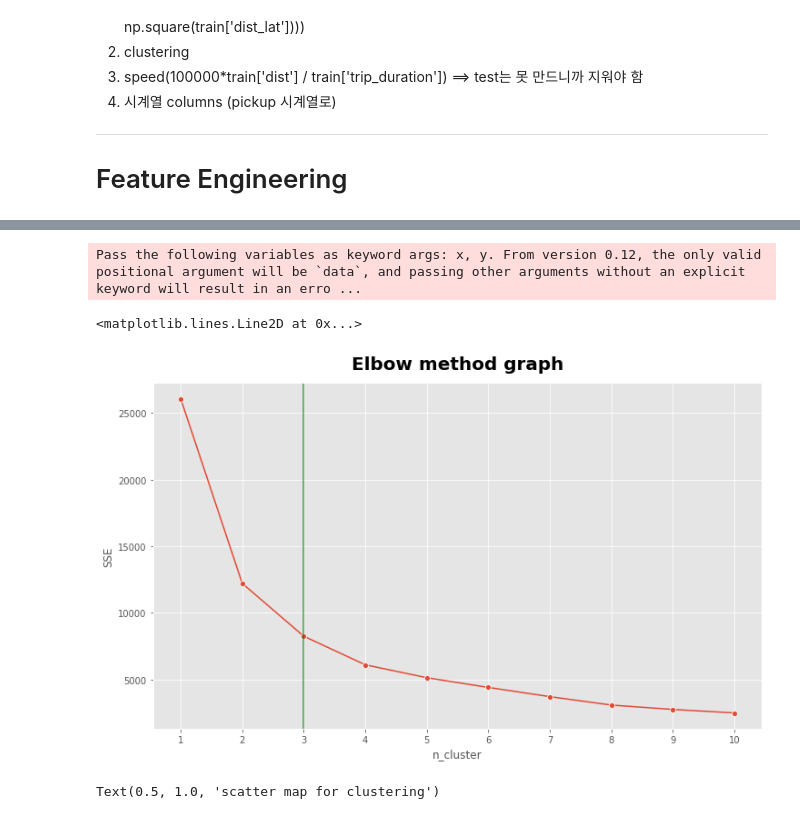
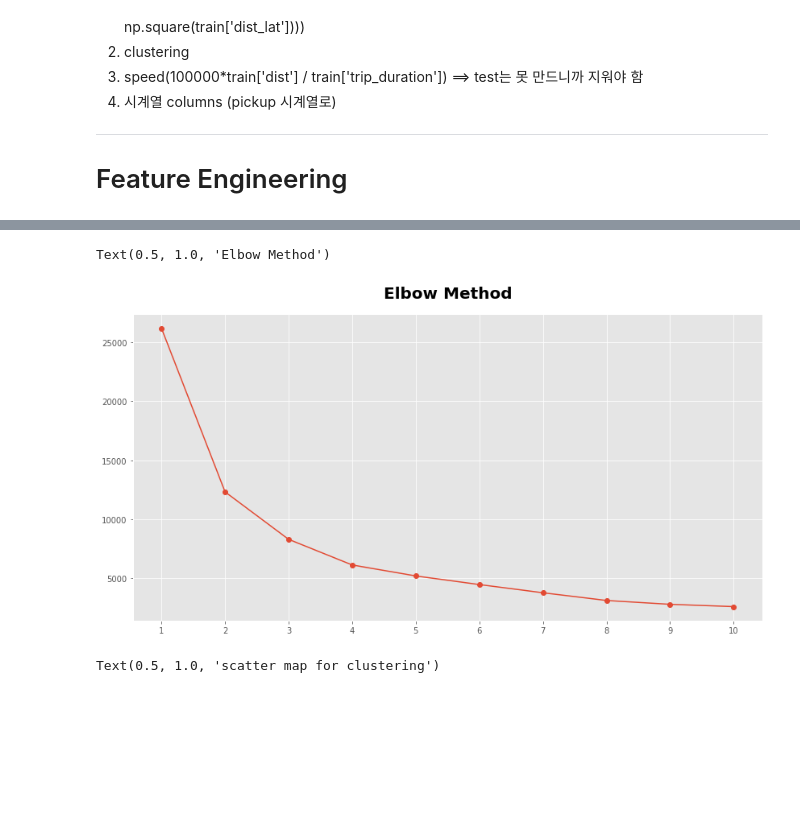
Before and after one commit to O-Kpy/Project, a Jupyter notebook: Kaggle_nyc_taxi_trip_duration_플젝.ipynb, the cells around one changed output, grey strips where cells are left out. Saved outputs shown, nothing was run; the diff lists cells and outputs as text; code cells hidden in the pictures; blank space fills up the shorter version.

```diff
--- a/Kaggle_nyc_taxi_trip_duration_플젝.ipynb
+++ b/Kaggle_nyc_taxi_trip_duration_플젝.ipynb
@@ -60,8 +50,8 @@ test['weekday'] = test['pickup_datetime'].dt.weekday
 test['weekend'] = test['weekday'].apply(lambda x: 1 if x in [5,6] else 0)
 # %%
 # store_and_fwd_flag FE
-train['store_and_fwd_flag'] = train['store_and_fwd_flag'].replace({'N':0, 'Y':1}).astype('object')
-test['store_and_fwd_flag'] = test['store_and_fwd_flag'].replace({'N':0, 'Y':1}).astype('object')
+train['store_and_fwd_flag'] = train['store_and_fwd_flag'].replace({'N':0, 'Y':1})
+test['store_and_fwd_flag'] = test['store_and_fwd_flag'].replace({'N':0, 'Y':1})
 # %%
 def calculateBearing(lat1,lng1,lat2,lng2):
     R = 6371
@@ -171,17 +161,12 @@ for i in range(1,11, 1):
   km = KMeans(n_clusters=i, max_iter=1000, random_state=42).fit(longi)
   sse[i] = km.inertia_
 # %%
-plt.figure(figsize=(12,7))
-sns.lineplot(pd.Series(sse).index, pd.Series(sse), marker='o')
-plt.ylabel('SSE')
-plt.xlabel('n_cluster')
+plt.figure(figsize=(14,7))
+plt.plot(pd.Series(sse).index, pd.Series(sse), marker='o')
 plt.xticks(pd.Series(sse).index)
-plt.title('Elbow method graph', fontsize=20, pad=15, fontweight='bold')
-#
-plt.axvline(x=4, color='green', alpha=0.7)
+plt.title('Elbow Method', fontsize=20, fontweight='bold', pad=20)
 # %% [output]
-Pass the following variables as keyword args: x, y. From version 0.12, the only valid positional argument will be `data`, and passing other arguments without an explicit keyword will result in an erro ...
+Text(0.5, 1.0, 'Elbow Method')
-<matplotlib.lines.Line2D at 0x...>
-[figure, old version]
+[figure, new version]
 # %%
 # predict
```
Also changed, not shown: parts of 22 cells of this notebook.
